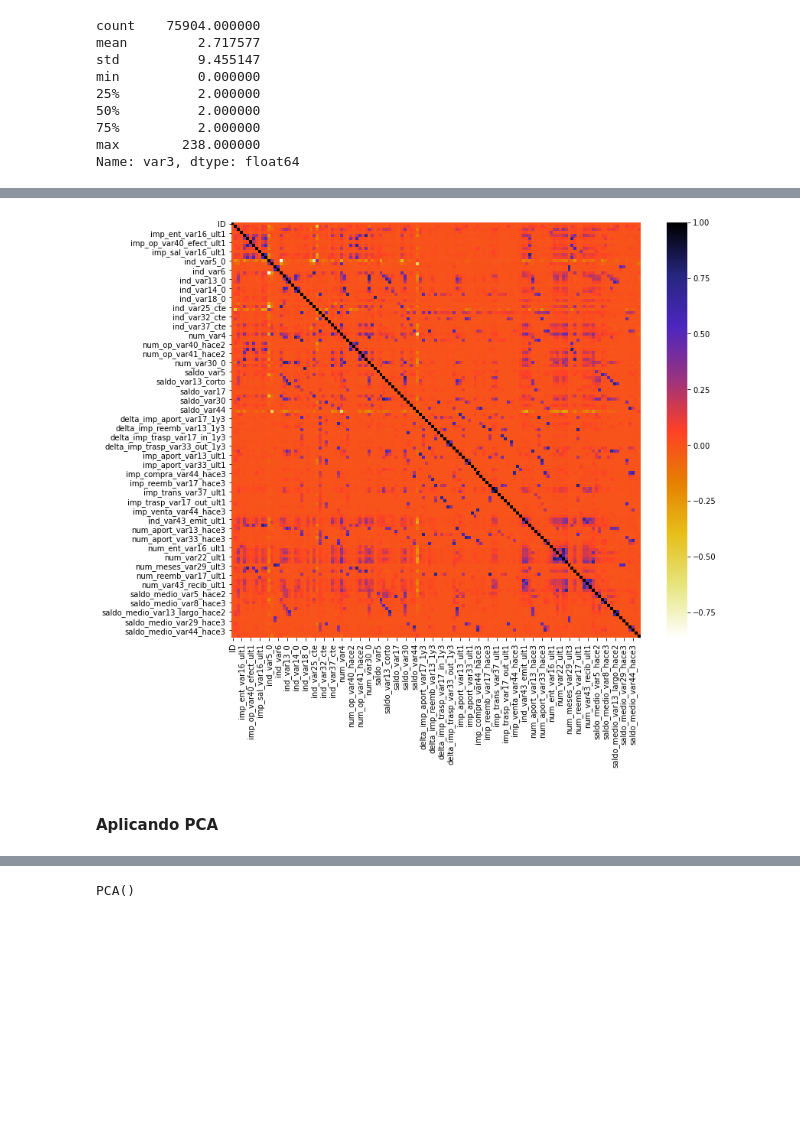
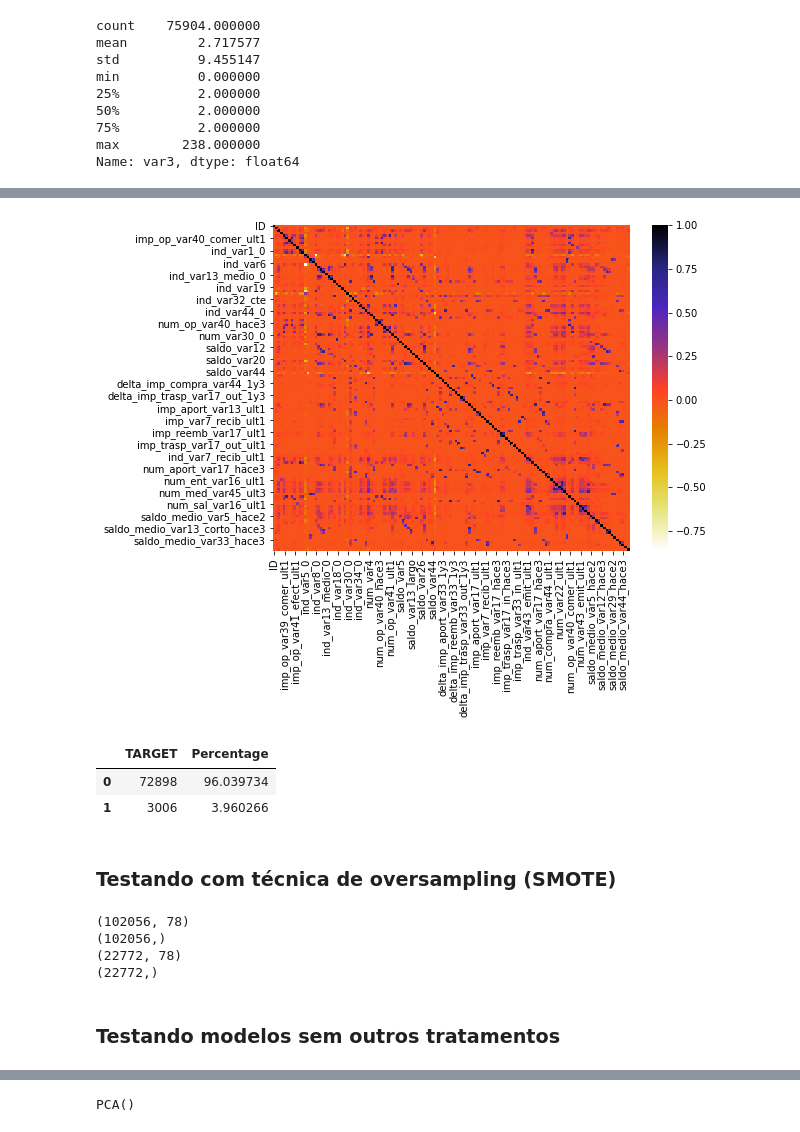
Before and after one commit to eduardobaratela/Data-Master, a Jupyter notebook: Untitled.ipynb, the cells around one changed output, grey strips where cells are left out. Drawn from its saved outputs; the diff is of its cells as text; code cells hidden in the pictures; blank space fills up the shorter version.

```diff
--- a/Untitled.ipynb
+++ b/Untitled.ipynb
@@ -217,12 +229,20 @@ train_sel.select_dtypes(include=['int64']).describe()
 | max | 151838.000000 | 238.000000 | 105.000000 | 1.000000 | 1.000000 | 1.000000 | 1.000000 | 1.000000 | 1.000000 | ... |
 # %%
 #Using Pearson Correlation
-plt.figure(figsize=(12,10))
+plt.figure(figsize=(8,6))
 cor = train_sel.iloc[:,:].corr()
 sns.heatmap(cor, annot=False, cmap=plt.cm.CMRmap_r)
 plt.show()
 # %% [output]
-[figure, old version]
+[figure, new version]
-# %% [markdown]
-#### Aplicando PCA
+# %%
+#proporção da target
+
+pct = pd.DataFrame(train_sel['TARGET'].value_counts())
+pct['Percentage'] = 100*pct['TARGET']/train_sel.shape[0]
+pct
+# %% [output]
+|  | TARGET | Percentage |
+| 0 | 72898 | 96.039734 |
+| 1 | 3006 | 3.960266 |
 # %%
@@ -232 +256,3 @@ y = train_sel['TARGET']
 XScaled = StandardScaler().fit_transform(X)
+# %% [markdown]
+### Testando com técnica de oversampling (SMOTE)
@@ -232,0 +299,12 @@ XScaled = StandardScaler().fit_transform(X)
+# %%
+print(X_sc_over.shape)
+print(y_over.shape)
+print(X_test.shape)
+print(y_test.shape)
+# %% [output]
+(102056, 78)
+(102056,)
+(22772, 78)
+(22772,)
+# %% [markdown]
+### Testando modelos sem outros tratamentos
```
Also changed, not shown: parts of 61 cells of this notebook.
